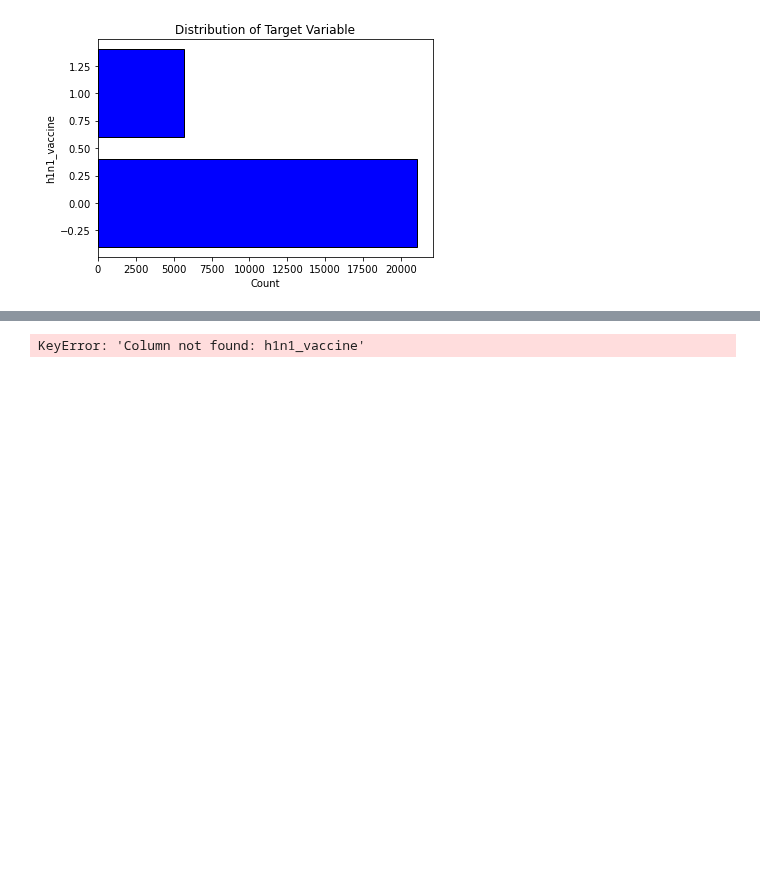
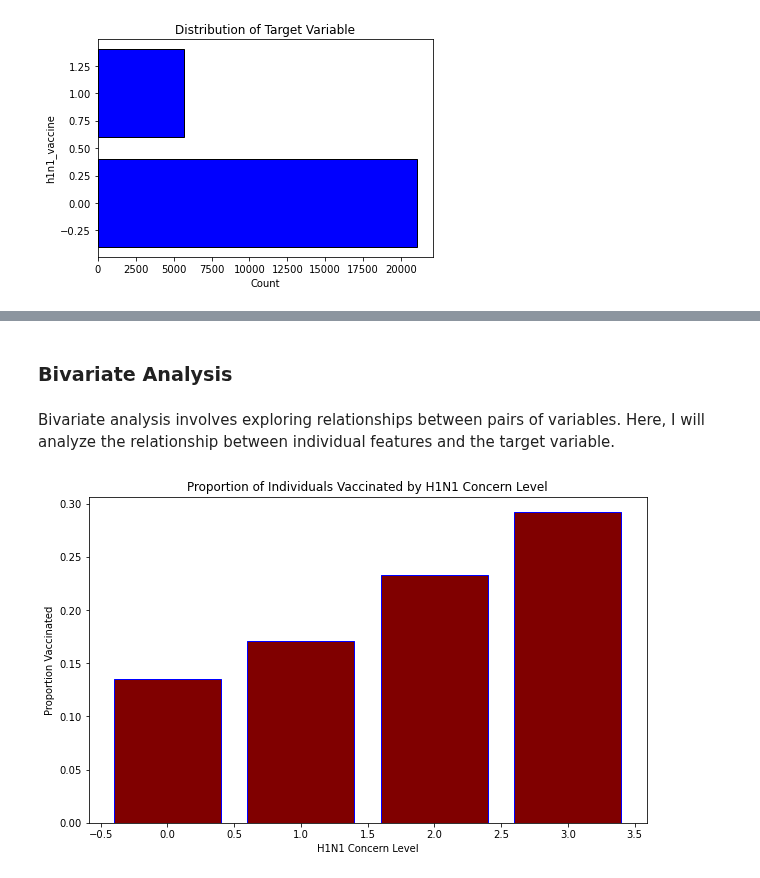
Before and after one commit to KariukiBrian/DSC_phase3project, a Jupyter notebook: index.ipynb, the cells around one changed output, grey strips where cells are left out. Drawn from its saved outputs; the diff is of its cells as text; code cells hidden in the pictures; blank space fills up the shorter version.

```diff
--- a/index.ipynb
+++ b/index.ipynb
@@ -548,11 +572,20 @@ plt.show()
+# %% [markdown]
+### Bivariate Analysis
+# %% [markdown]
+Bivariate analysis involves exploring relationships between pairs of variables. Here, I will analyze the relationship between individual features and the target variable.
 # %%
-# Plotting h1n1 vaccine proportion in relation to individuals concern
-features_h1n1_df.groupby('h1n1_concern')['h1n1_vaccine'].agg(['mean']).plot(kind='barh',
-                                                                figsize=(12,10),
-                                                                color='maroon',
-                                                                edgecolor="blue")
-plt.xlabel('h1n1_concern')
-plt.ylabel('h1n1_vaccine')
-plt.title('How H1n1_vaccine Reception Varies with Concern');
+# Merge features and labels for analysis
+merged_df = features_h1n1_df.copy()
+merged_df['h1n1_vaccine'] = labels_h1n1_df['h1n1_vaccine']
+
+# Plotting h1n1 vaccine proportion in relation to individuals' concern
+h1n1_concern_grouped = merged_df.groupby('h1n1_concern')['h1n1_vaccine'].mean().sort_index()
+
+plt.figure(figsize=(10, 6))
+plt.bar(h1n1_concern_grouped.index, h1n1_concern_grouped.values, color='maroon', edgecolor='blue')
+plt.xlabel('H1N1 Concern Level')
+plt.ylabel('Proportion Vaccinated')
+plt.title('Proportion of Individuals Vaccinated by H1N1 Concern Level')
+plt.show()
 # %% [output]
-KeyError: 'Column not found: h1n1_vaccine'
+[figure, added]
```
Also changed, not shown: parts of 7 cells of this notebook.
